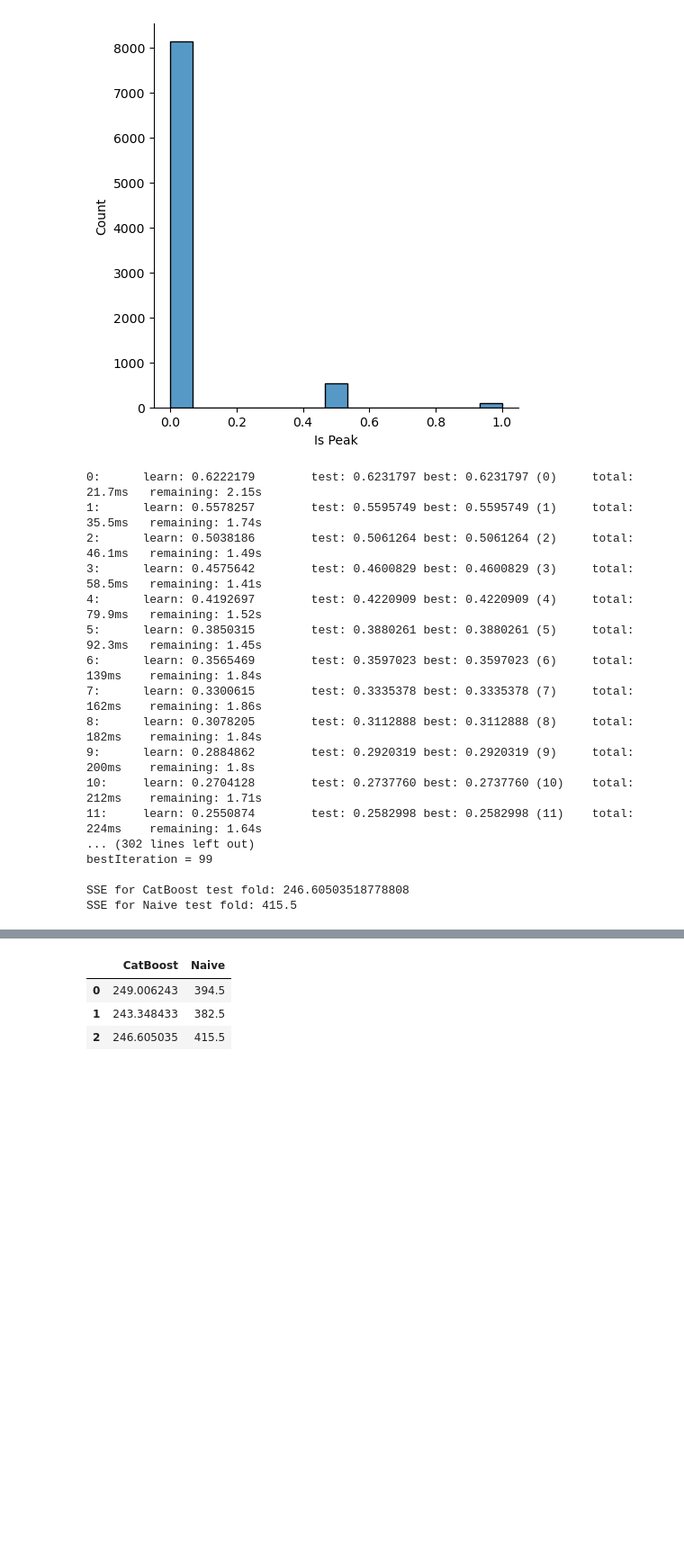
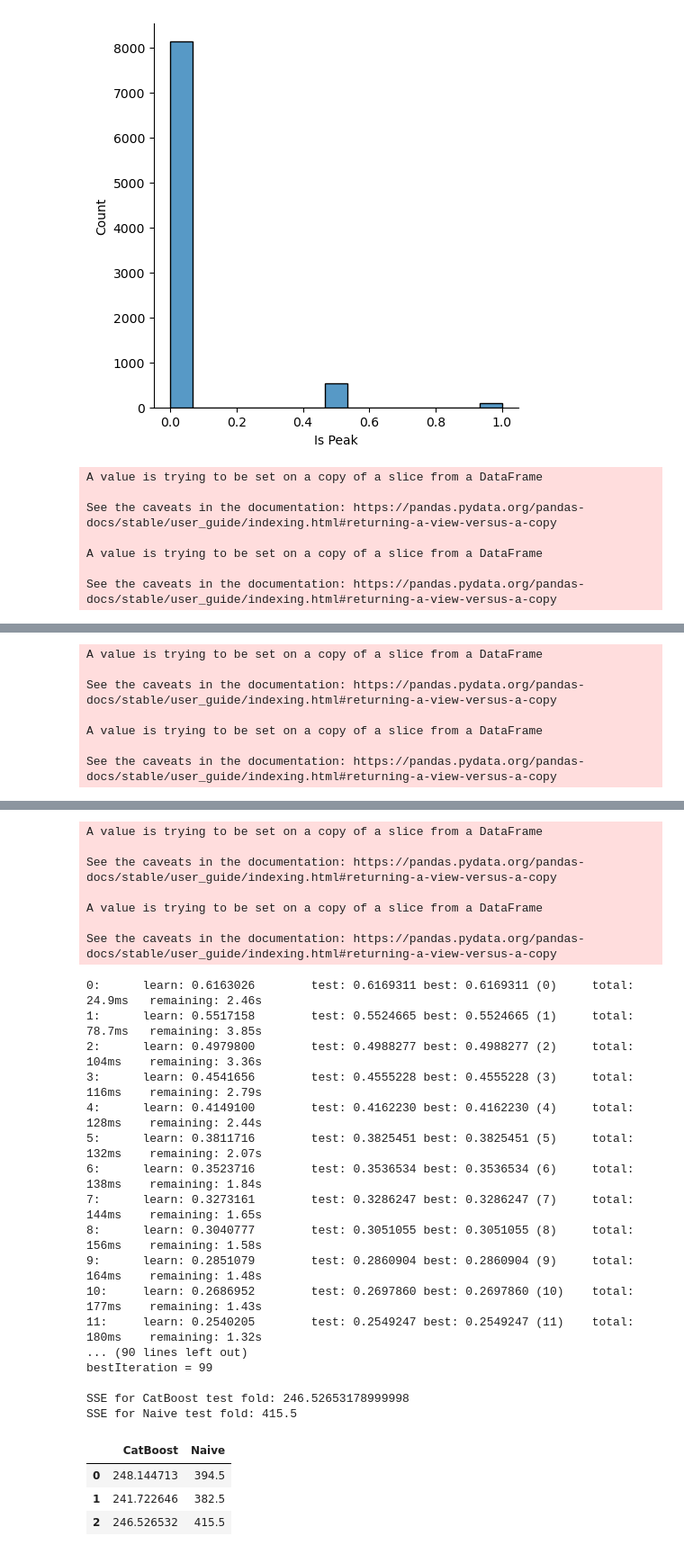
Before and after one commit to Jbultema/amperon_take_home, a Jupyter notebook: Bultema_amperon_analysis.ipynb, the cells around one changed output, grey strips where cells are left out. Shown: that part at 90% size. Cells and saved outputs as stored; diff of their text form; code cells hidden in the pictures; blank space fills up the shorter version.

```diff
--- a/Bultema_amperon_analysis.ipynb
+++ b/Bultema_amperon_analysis.ipynb
@@ -132,6 +132,7 @@ df_weather_all.reset_index(inplace=True)
 ## using the weather data for this because it continues into 2008 (prediction year)
 ## if I do this on the load data, we'll be missing these features
 df_weather_all['Month'] = df_weather_all['Date'].dt.month
+df_weather_all['Month Name'] = df_weather_all['Date'].dt.month_name()
 df_weather_all['Year'] = df_weather_all['Date'].dt.year
 df_weather_all['DOY'] = df_weather_all['Date'].dt.day_of_year
 df_weather_all['DOW'] = df_weather_all['Date'].dt.day_of_week
@@ -426,7 +415,7 @@ df = df_comb[(df_comb['Load'] > 0) & (df_comb['Date'] < pd.to_datetime('2008-01-
 ## Create the target variable
 ## get the max load for each day, and take the first max-hour if there is a tie
 ## this tie-breaker is a bit slow
-df['Is Peak'] = df.groupby('Date')['Load'].transform(lambda x: (x == x.max()) & (df['Hour'] == df.loc[x.idxmax(), 'Hour']))
+df['Is Peak'] = df.groupby('Date')['Load'].transform(lambda x: (x == x.max()) & (df['Hour'] == df.loc[x.idxmax(), 'Hour'])).astype(int)
 df
 # %% [output]
 |  | Date | Hour | Load | Max Temp | Min Temp | Median Temp | Mean Temp | Stdev Temp | Temp Range | ... |
@@ -627,9 +616,9 @@ use_inf_as_na option is deprecated and will be removed in a future version. Conv
 
 ## prepare data
 X = df.drop(['Date', 'Load', 'Is Peak'], axis=1)
-cat_features = ['Day', 'Holiday']
+cat_features = ['Day', 'Month Name', 'Holiday']
 
-y = df['Is Peak'].astype(int)
+y = df['Is Peak']
 groups = df['Year']
 multi_year_predictions = []
 naive_multi_predictions = []
@@ -646,9 +635,14 @@ model = CatBoostClassifier(iterations=100, depth=10, learning_rate=0.1, loss_fun
 
 ## cross-validation with year-partitions
 for train_index, test_index in logo.split(X, y, groups=groups):
+    ## split data
     X_train, X_test = X.iloc[train_index], X.iloc[test_index]
     y_train, y_test = y.iloc[train_index], y.iloc[test_index]
     df_train, df_test = df.iloc[train_index], df.iloc[test_index]
+
+    ## drop year info
+    X_train.drop(columns=['Year'], inplace=True)
+    X_test.drop(columns=['Year'], inplace=True)
 
     ## train model
     train_pool = Pool(data=X_train, label=y_train, cat_features=cat_features)
@@ -657,7 +651,7 @@ for train_index, test_index in logo.split(X, y, groups=groups):
 
     ## make predictions on the test set
     predictions = model.predict_proba(X_test)[:,1]
-    naive_predictions = naive_model(pd.concat([df_train]), "Is Peak", ['DOY', 'Hour'])
+    naive_predictions = naive_model(df_train, "Is Peak", ['DOY', 'Hour'])
 
     ## evaluate the model using the custom metric
     sse = calculate_SSE_vectorized(y_test, predictions)
@@ -668,26 +662,16 @@ for train_index, test_index in logo.split(X, y, groups=groups):
 
     ## store the predictions
     tmp = pd.DataFrame(predictions, columns=['Prediction'])
-    tmp['Year'] = X_test['Year'].unique()[0]
+    tmp['Year'] = df_test['Year'].unique()[0]
     multi_year_predictions.append(tmp)
 
 ## how does this compare to the naive model?
 pd.DataFrame(scores, columns=['CatBoost', 'Naive'])
 # %% [output]
-0:      learn: 0.6222179        test: 0.6231797 best: 0.6231797 (0)     total: 21.7ms   remaining: 2.15s
-1:      learn: 0.5578257        test: 0.5595749 best: 0.5595749 (1)     total: 35.5ms   remaining: 1.74s
-2:      learn: 0.5038186        test: 0.5061264 best: 0.5061264 (2)     total: 46.1ms   remaining: 1.49s
-3:      learn: 0.4575642        test: 0.4600829 best: 0.4600829 (3)     total: 58.5ms   remaining: 1.41s
-4:      learn: 0.4192697        test: 0.4220909 best: 0.4220909 (4)     total: 79.9ms   remaining: 1.52s
-5:      learn: 0.3850315        test: 0.3880261 best: 0.3880261 (5)     total: 92.3ms   remaining: 1.45s
-6:      learn: 0.3565469        test: 0.3597023 best: 0.3597023 (6)     total: 139ms    remaining: 1.84s
-7:      learn: 0.3300615        test: 0.3335378 best: 0.3335378 (7)     total: 162ms    remaining: 1.86s
-8:      learn: 0.3078205        test: 0.3112888 best: 0.3112888 (8)     total: 182ms    remaining: 1.84s
-9:      learn: 0.2884862        test: 0.2920319 best: 0.2920319 (9)     total: 200ms    remaining: 1.8s
-10:     learn: 0.2704128        test: 0.2737760 best: 0.2737760 (10)    total: 212ms    remaining: 1.71s
-11:     learn: 0.2550874        test: 0.2582998 best: 0.2582998 (11)    total: 224ms    remaining: 1.64s
-... (302 lines left out)
-bestIteration = 99
+A value is trying to be set on a copy of a slice from a DataFrame
 
-SSE for CatBoost test fold: 246.60503518778808
-SSE for Naive test fold: 415.5
+See the caveats in the documentation: https://pandas.pydata.org/pandas-docs/stable/user_guide/indexing.html#returning-a-view-versus-a-copy
+
+A value is trying to be set on a copy of a slice from a DataFrame
+
+See the caveats in the documentation: https://pandas.pydata.org/pandas-docs/stable/user_guide/indexing.html#returning-a-view-versus-a-copy
@@ -693,0 +695,7 @@ SSE for Naive test fold: 415.5
+A value is trying to be set on a copy of a slice from a DataFrame
+
+See the caveats in the documentation: https://pandas.pydata.org/pandas-docs/stable/user_guide/indexing.html#returning-a-view-versus-a-copy
+
+A value is trying to be set on a copy of a slice from a DataFrame
+
+See the caveats in the documentation: https://pandas.pydata.org/pandas-docs/stable/user_guide/indexing.html#returning-a-view-versus-a-copy
@@ -694,7 +719,31 @@ SSE for Naive test fold: 415.5
+A value is trying to be set on a copy of a slice from a DataFrame
+
+See the caveats in the documentation: https://pandas.pydata.org/pandas-docs/stable/user_guide/indexing.html#returning-a-view-versus-a-copy
+
+A value is trying to be set on a copy of a slice from a DataFrame
+
+See the caveats in the documentation: https://pandas.pydata.org/pandas-docs/stable/user_guide/indexing.html#returning-a-view-versus-a-copy
+0:      learn: 0.6163026        test: 0.6169311 best: 0.6169311 (0)     total: 24.9ms   remaining: 2.46s
+1:      learn: 0.5517158        test: 0.5524665 best: 0.5524665 (1)     total: 78.7ms   remaining: 3.85s
+2:      learn: 0.4979800        test: 0.4988277 best: 0.4988277 (2)     total: 104ms    remaining: 3.36s
+3:      learn: 0.4541656        test: 0.4555228 best: 0.4555228 (3)     total: 116ms    remaining: 2.79s
+4:      learn: 0.4149100        test: 0.4162230 best: 0.4162230 (4)     total: 128ms    remaining: 2.44s
+5:      learn: 0.3811716        test: 0.3825451 best: 0.3825451 (5)     total: 132ms    remaining: 2.07s
+6:      learn: 0.3523716        test: 0.3536534 best: 0.3536534 (6)     total: 138ms    remaining: 1.84s
+7:      learn: 0.3273161        test: 0.3286247 best: 0.3286247 (7)     total: 144ms    remaining: 1.65s
+8:      learn: 0.3040777        test: 0.3051055 best: 0.3051055 (8)     total: 156ms    remaining: 1.58s
+9:      learn: 0.2851079        test: 0.2860904 best: 0.2860904 (9)     total: 164ms    remaining: 1.48s
+10:     learn: 0.2686952        test: 0.2697860 best: 0.2697860 (10)    total: 177ms    remaining: 1.43s
+11:     learn: 0.2540205        test: 0.2549247 best: 0.2549247 (11)    total: 180ms    remaining: 1.32s
+... (90 lines left out)
+bestIteration = 99
+
+SSE for CatBoost test fold: 246.52653178999998
+SSE for Naive test fold: 415.5
 |  | CatBoost | Naive |
-| 0 | 249.006243 | 394.5 |
-| 1 | 243.348433 | 382.5 |
-| 2 | 246.605035 | 415.5 |
+| 0 | 248.144713 | 394.5 |
+| 1 | 241.722646 | 382.5 |
+| 2 | 246.526532 | 415.5 |
 # %%
 # Task: Compute the probability of each hour of the following year (2008) being the peak load hour of the day.
 # A file named “probability_estimates.csv” is provided with each row having a Date, Hour and an empty
```
Also changed, not shown: parts of 13 cells of this notebook, 1 other file.
